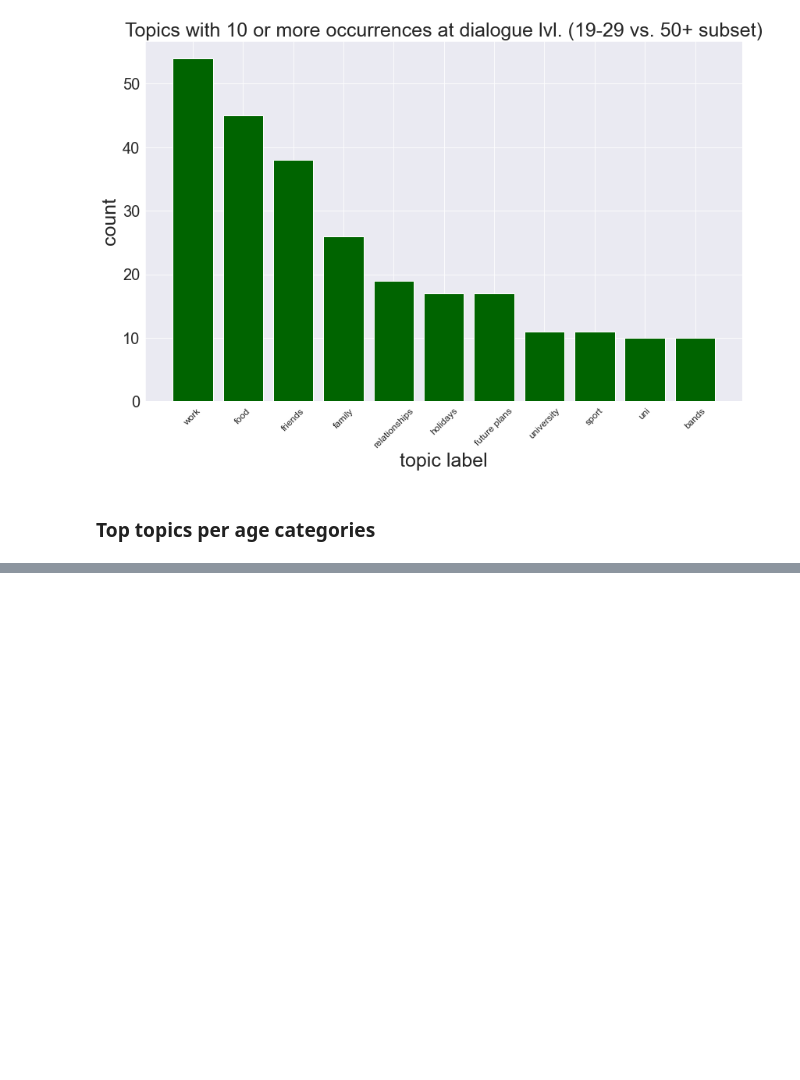
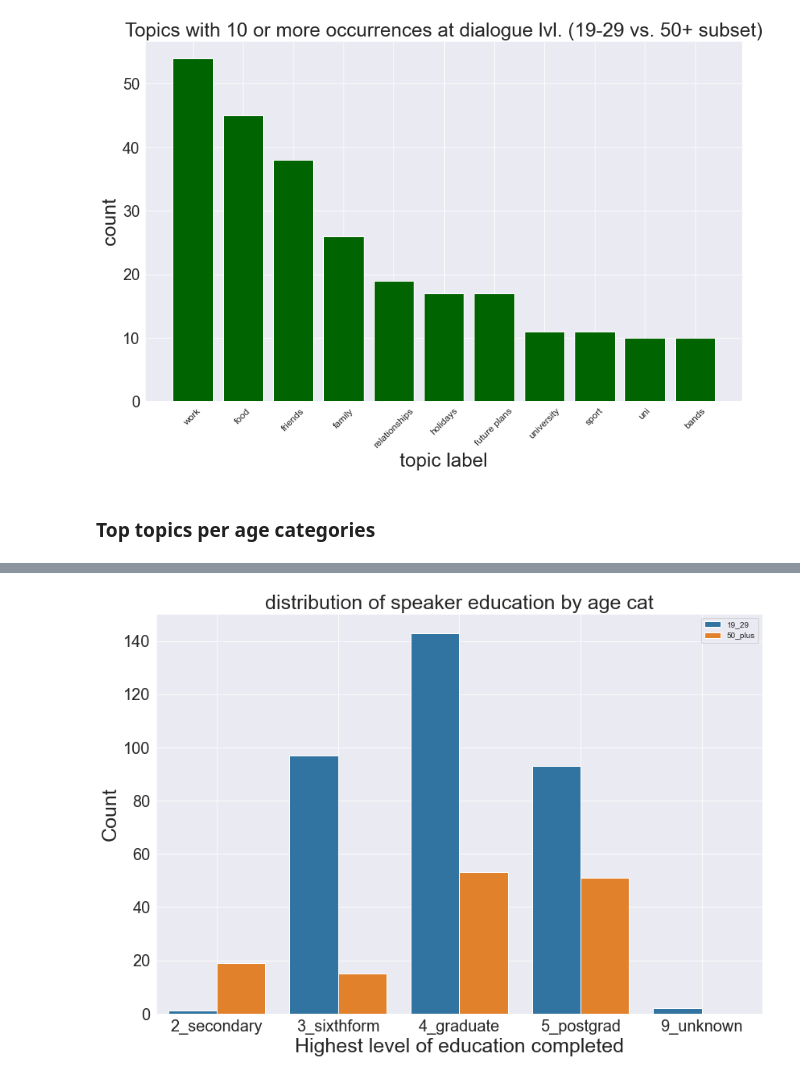
Before and after one commit to lennertjansen/msc-ai-thesis, a Jupyter notebook: data_preprocessing/BNC/bnc_explore.ipynb, the cells around one changed output, grey strips where cells are left out. Saved outputs shown, nothing was run; the diff lists cells and outputs as text; code cells hidden in the pictures; blank space fills up the shorter version.

```diff
--- a/data_preprocessing/BNC/bnc_explore.ipynb
+++ b/data_preprocessing/BNC/bnc_explore.ipynb
@@ -744,0 +873,21 @@ plt.show()
+# %%
+alt1_educs = list(data_alt1.speaker1_educ) + list(data_alt1.speaker2_educ)
+alt1_age_cats = list(data_alt1.speaker1_alt1) + list(data_alt1.speaker2_alt1)
+alt1_genders = list(data_alt1.speaker1_gender) + list(data_alt1.speaker2_gender)
+df_alt1_age_gender_educ = pd.DataFrame({'age_cat':alt1_age_cats, 'gender':alt1_genders, 'educ' : alt1_educs})
+# %%
+fig, ax = plt.subplots(figsize=PLOT_DIMS)
+sns.countplot(data=df_alt1_age_gender_educ, x='educ', order = educ_order, hue='age_cat',hue_order=['19_29', '50_plus'])
+# def plot_hist(data, x, hue, title, xlabel, ylabel, file_name,kde=False, save=True):
+ax.set_title("distribution of speaker education by age cat", size=LABEL_SIZE)
+ax.set_xlabel("Highest level of education completed", size=LABEL_SIZE)
+ax.set_ylabel("Count", size=LABEL_SIZE)
+ax.legend(loc='upper right')
+plt.setp(ax.get_xticklabels(), fontsize=TICK_SIZE)
+plt.setp(ax.get_yticklabels(), fontsize=TICK_SIZE)
+plt.grid(True)
+plt.tight_layout()
+plt.savefig('../../figures/bnc/bnc_alt1_dist_educ_by_age.png')
+plt.show()
+# %% [output]
+[figure, added]
```
Also changed, not shown: parts of 19 cells of this notebook.
